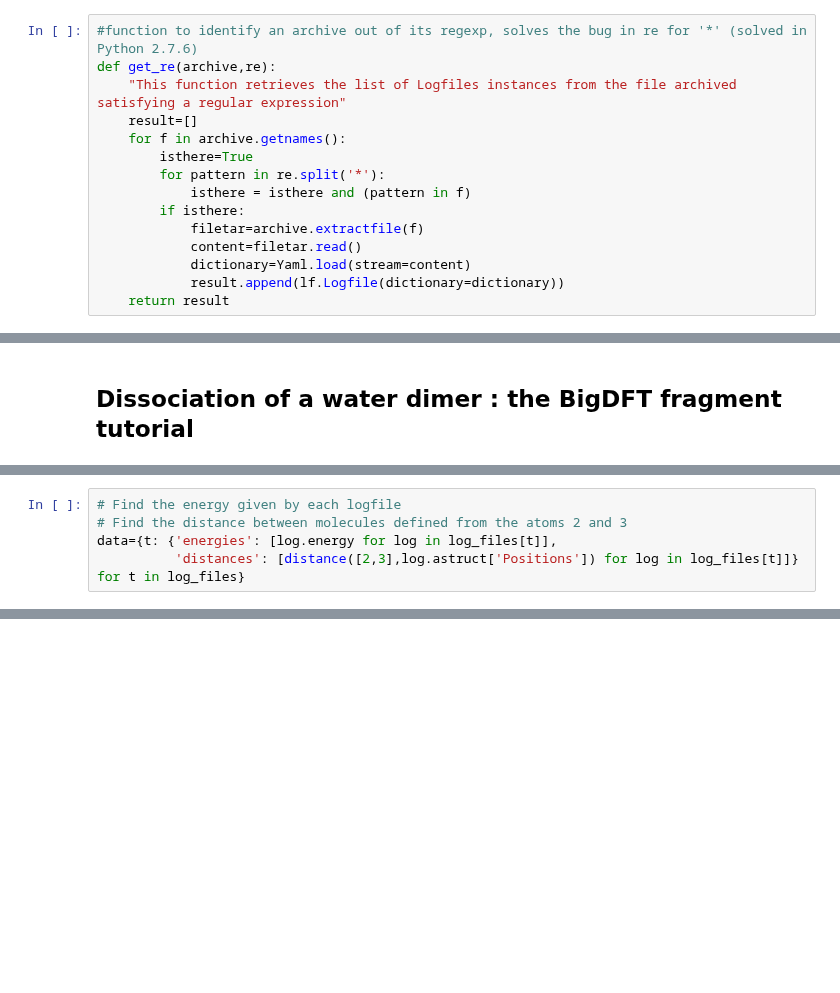
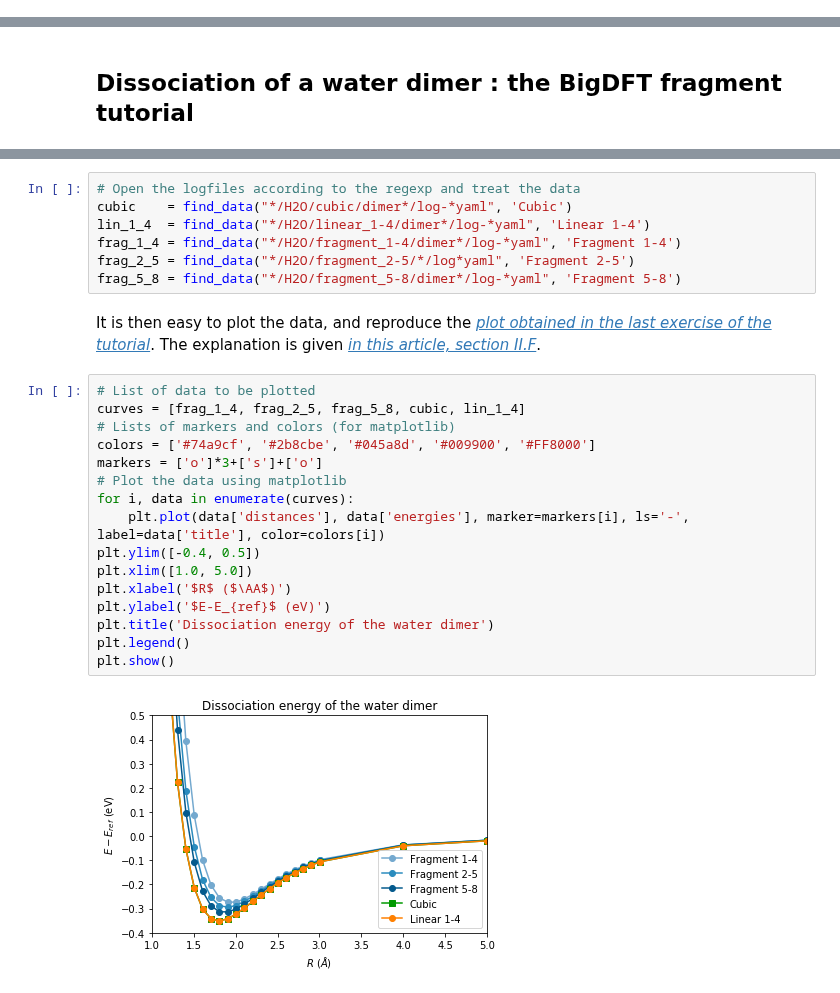
Before and after one commit to luigigenovese/BigDFT-nb, a Jupyter notebook: CDFT-H2O/dissociation.ipynb, the cells around one changed output, grey strips where cells are left out. Saved outputs shown, nothing was run; the diff lists cells and outputs as text; blank space fills up the shorter version.

Commit message:
First complete version of the H2O dimer experiment and first results for the H2O - HO- experiment

```diff
--- a/CDFT-H2O/dissociation.ipynb
+++ b/CDFT-H2O/dissociation.ipynb
@@ -21,15 +31,0 @@ To to that is is enough to identify the tarfile with the log and the regular exp
-# %%
-#function to identify an archive out of its regexp, solves the bug in re for '*' (solved in Python 2.7.6)
-def get_re(archive,re):
-    "This function retrieves the list of Logfiles instances from the file archived satisfying a regular expression"
-    result=[]
-    for f in archive.getnames():
-        isthere=True
-        for pattern in re.split('*'):
-            isthere = isthere and (pattern in f)
-        if isthere:
-            filetar=archive.extractfile(f)
-            content=filetar.read()
-            dictionary=Yaml.load(stream=content)
-            result.append(lf.Logfile(dictionary=dictionary))
-    return result
@@ -60,5 +123,0 @@ def distance(ats,pos):
-# %%
-# Find the energy given by each logfile
-# Find the distance between molecules defined from the atoms 2 and 3
-data={t: {'energies': [log.energy for log in log_files[t]],
-          'distances': [distance([2,3],log.astruct['Positions']) for log in log_files[t]]} for t in log_files}
@@ -81,0 +138,27 @@ ax.legend(loc='upper center', shadow=True, fontsize='large')
+# %%
+# Open the logfiles according to the regexp and treat the data
+cubic    = find_data("*/H2O/cubic/dimer*/log-*yaml", 'Cubic')
+lin_1_4  = find_data("*/H2O/linear_1-4/dimer*/log-*yaml", 'Linear 1-4')
+frag_1_4 = find_data("*/H2O/fragment_1-4/dimer*/log-*yaml", 'Fragment 1-4')
+frag_2_5 = find_data("*/H2O/fragment_2-5/*/log*yaml", 'Fragment 2-5')
+frag_5_8 = find_data("*/H2O/fragment_5-8/dimer*/log-*yaml", 'Fragment 5-8')
+# %% [markdown]
+It is then easy to plot the data, and reproduce the [*plot obtained in the last exercise of the tutorial*](http://bigdft.org/images/b/b1/H2o_binding.png). The explanation is given [*in this article, section II.F*](http://dx.doi.org/10.1063/1.4922378).
+# %%
+# List of data to be plotted
+curves = [frag_1_4, frag_2_5, frag_5_8, cubic, lin_1_4]
+# Lists of markers and colors (for matplotlib)
+colors = ['#74a9cf', '#2b8cbe', '#045a8d', '#009900', '#FF8000']
+markers = ['o']*3+['s']+['o']
+# Plot the data using matplotlib
+for i, data in enumerate(curves):
+    plt.plot(data['distances'], data['energies'], marker=markers[i], ls='-', label=data['title'], color=colors[i])
+plt.ylim([-0.4, 0.5])
+plt.xlim([1.0, 5.0])
+plt.xlabel('$R$ ($\AA$)')
+plt.ylabel('$E-E_{ref}$ (eV)')
+plt.title('Dissociation energy of the water dimer')
+plt.legend()
+plt.show()
+# %% [output]
+[figure, added]
```
Also changed, not shown: parts of 45 cells of this notebook, 1 other file.
